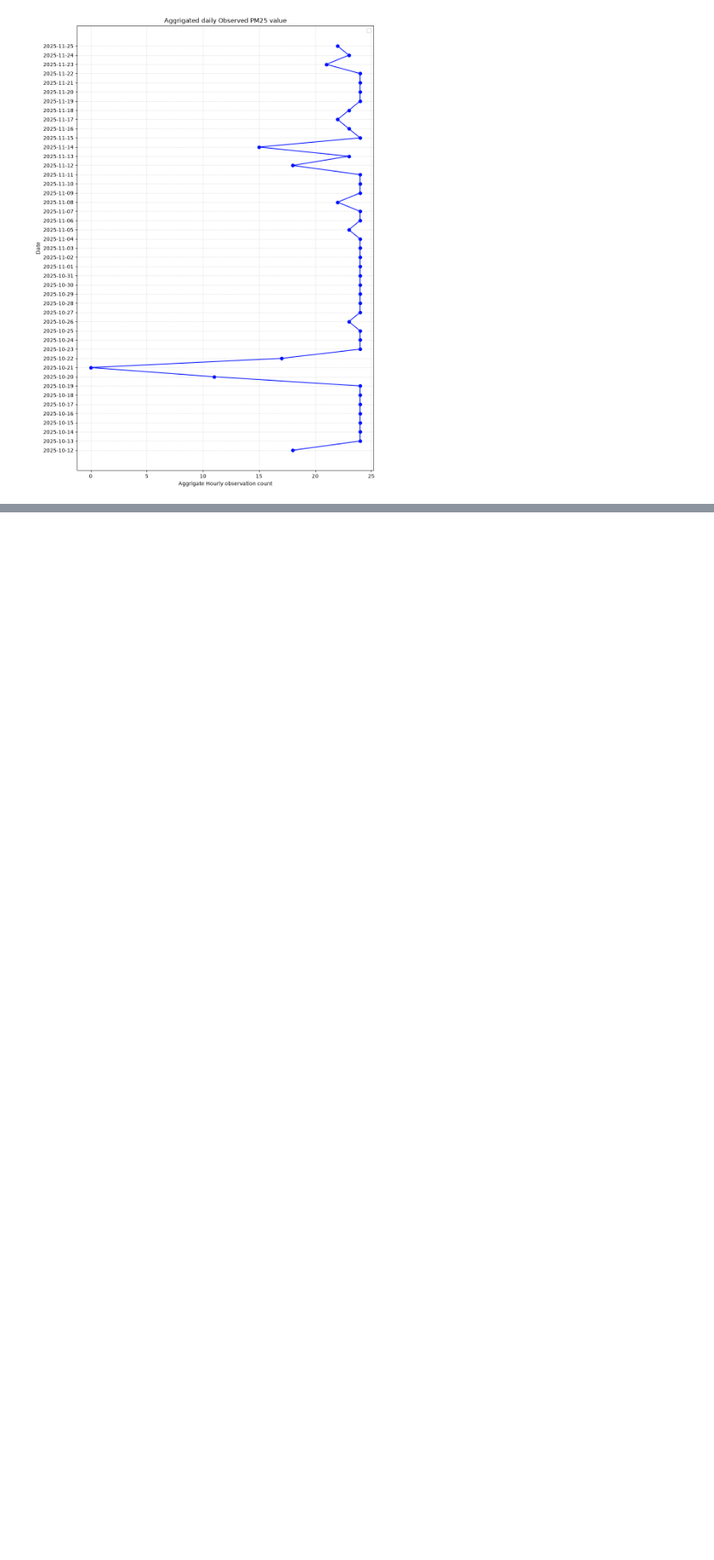
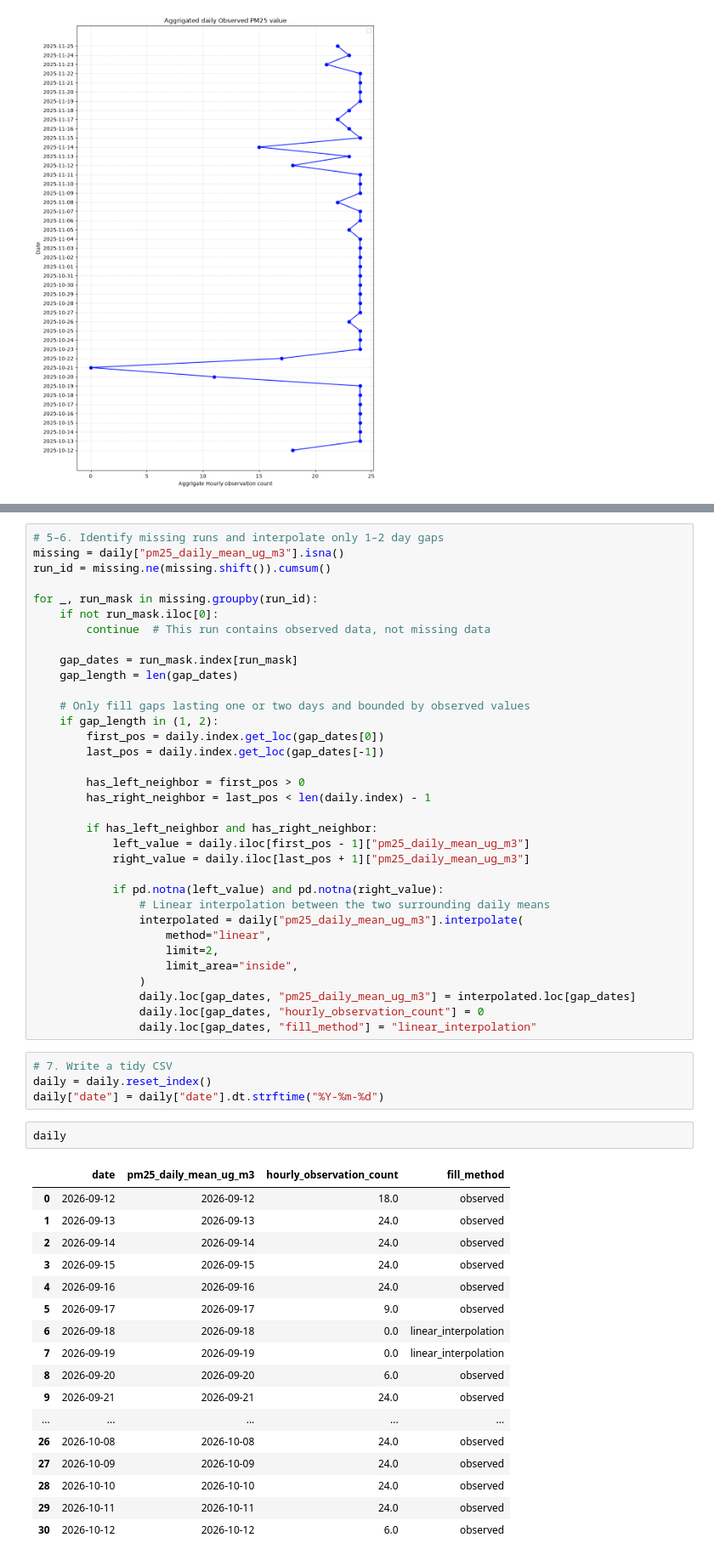
Before and after one commit to Laxmination/Kathmandu-PM2.5-Forecasting, a Jupyter notebook: pm25/Handigaun data analysis.ipynb, the cells around one changed output, grey strips where cells are left out. Shown at 85% size. Saved outputs shown, nothing was run; the diff lists cells and outputs as text; blank space fills up the shorter version.

```diff
--- a/pm25/Handigaun data analysis.ipynb
+++ b/pm25/Handigaun data analysis.ipynb
@@ -145,0 +207,58 @@ plt.show()
+# %%
+# 5–6. Identify missing runs and interpolate only 1–2 day gaps
+missing = daily["pm25_daily_mean_ug_m3"].isna()
+run_id = missing.ne(missing.shift()).cumsum()
+
+for _, run_mask in missing.groupby(run_id):
+    if not run_mask.iloc[0]:
+        continue  # This run contains observed data, not missing data
+
+    gap_dates = run_mask.index[run_mask]
+    gap_length = len(gap_dates)
+
+    # Only fill gaps lasting one or two days and bounded by observed values
+    if gap_length in (1, 2):
+        first_pos = daily.index.get_loc(gap_dates[0])
+        last_pos = daily.index.get_loc(gap_dates[-1])
+
+        has_left_neighbor = first_pos > 0
+        has_right_neighbor = last_pos < len(daily.index) - 1
+
+        if has_left_neighbor and has_right_neighbor:
+            left_value = daily.iloc[first_pos - 1]["pm25_daily_mean_ug_m3"]
+            right_value = daily.iloc[last_pos + 1]["pm25_daily_mean_ug_m3"]
+
+            if pd.notna(left_value) and pd.notna(right_value):
+                # Linear interpolation between the two surrounding daily means
+                interpolated = daily["pm25_daily_mean_ug_m3"].interpolate(
+                    method="linear",
+                    limit=2,
+                    limit_area="inside",
+                )
+                daily.loc[gap_dates, "pm25_daily_mean_ug_m3"] = interpolated.loc[gap_dates]
+                daily.loc[gap_dates, "hourly_observation_count"] = 0
+                daily.loc[gap_dates, "fill_method"] = "linear_interpolation"
+# %%
+# 7. Write a tidy CSV
+daily = daily.reset_index()
+daily["date"] = daily["date"].dt.strftime("%Y-%m-%d")
+# %%
+daily
+# %% [output]
+|  | date | pm25_daily_mean_ug_m3 | hourly_observation_count | fill_method |
+| 0 | 2026-09-12 | 2026-09-12 | 18.0 | observed |
+| 1 | 2026-09-13 | 2026-09-13 | 24.0 | observed |
+| 2 | 2026-09-14 | 2026-09-14 | 24.0 | observed |
+| 3 | 2026-09-15 | 2026-09-15 | 24.0 | observed |
+| 4 | 2026-09-16 | 2026-09-16 | 24.0 | observed |
+| 5 | 2026-09-17 | 2026-09-17 | 9.0 | observed |
+| 6 | 2026-09-18 | 2026-09-18 | 0.0 | linear_interpolation |
+| 7 | 2026-09-19 | 2026-09-19 | 0.0 | linear_interpolation |
+| 8 | 2026-09-20 | 2026-09-20 | 6.0 | observed |
+| 9 | 2026-09-21 | 2026-09-21 | 24.0 | observed |
+| ... | ... | ... | ... | ... |
+| 26 | 2026-10-08 | 2026-10-08 | 24.0 | observed |
+| 27 | 2026-10-09 | 2026-10-09 | 24.0 | observed |
+| 28 | 2026-10-10 | 2026-10-10 | 24.0 | observed |
+| 29 | 2026-10-11 | 2026-10-11 | 24.0 | observed |
+| 30 | 2026-10-12 | 2026-10-12 | 6.0 | observed |
```
Also changed, not shown: parts of 9 cells of this notebook, 1 other file.
